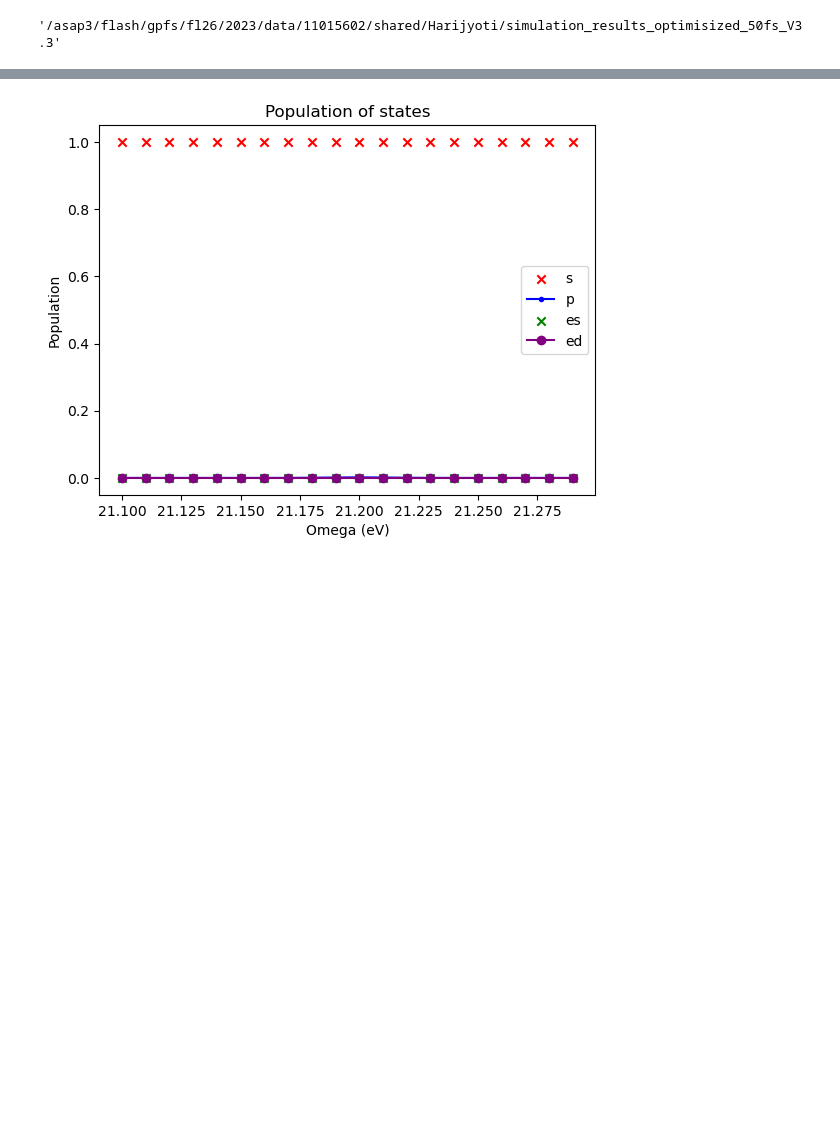
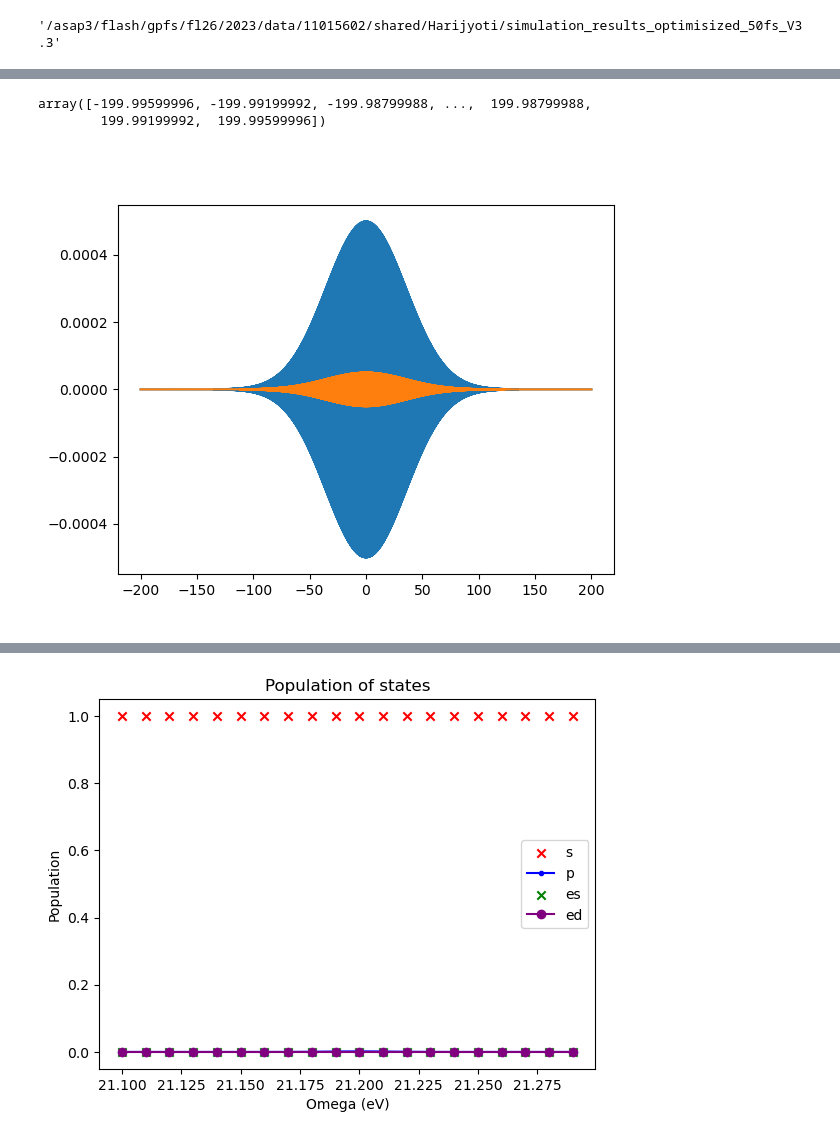
Before and after one commit to HarijyotiMandal/UpdatedEfield14032025, a Jupyter notebook: V2_Readpickel.ipynb, the cells around one changed output, grey strips where cells are left out. Saved outputs shown, nothing was run; the diff lists cells and outputs as text; code cells hidden in the pictures; blank space fills up the shorter version.

```diff
--- a/V2_Readpickel.ipynb
+++ b/V2_Readpickel.ipynb
@@ -49,3 +51,49 @@ results_dfp = pd.read_pickle('results_dfp_stepseV_0.001_d_sep_0.0002_d_pes0.001_
+# %%
+t_values_SI[1:-1]
+# %% [output]
+array([-199.99599996, -199.99199992, -199.98799988, ...,  199.98799988,
+        199.99199992,  199.99599996])
+# %%
+def C_t(t, t_min, t_max, delta_T):
+    return np.where(
+        t < t_min - delta_T, 0,
+        np.where(t < t_min, np.sin((t - (t_min - delta_T)) * (np.pi / (2 * delta_T))) ** 2,
+        np.where(t <= t_max, 1,
+        np.where(t <= t_max + delta_T, np.cos((t - t_max) * (np.pi / (2 * delta_T))) ** 2, 0))))
+
+# Function for E_omega (fundamental frequency)
+def E_omega(t, E0, omega, t0, tau, phi, t_min, t_max, delta_T):
+    envelope = np.exp(-((t - t0) / tau) ** 2)
+    oscillation = np.cos(omega * t + phi)
+    return E0 * envelope * oscillation * C_t(t, t_min, t_max, delta_T)
+
+# Function for E_2omega (second harmonic)
+def E_2omega(t, E02, omega, t0, tau, phi, t_min, t_max, delta_T):
+    envelope = np.exp(-((t - t0) / tau) ** 2)
+    oscillation = np.cos(2 * omega * t + phi)  # Second harmonic = 2 * omega
+    return E02 * envelope * oscillation * C_t(t, t_min, t_max, delta_T)
+# %%
+# Electric Field parameters
+phi1 = 0.0
+phi2 = 0.0
+tau = 50  # fs
+tau_au = tau * 41
+t0 = 0 # fs  # setting t0 to a non-zero value to avoid zero limit issue
+t0_au = t0 * 41
+E0_au = 0.0005
+E02_au = 0.00005
+omega = 21.2/27.2
+t_min = -(tau-5)*41*3
+t_max = (tau-5)*41*3
+delta_T = dt*10
+E_om = E_omega(t_values, E0_au, omega, t0_au, tau_au, phi1, t_min, t_max, delta_T)
+E_2om = E_2omega(t_values, E02_au, omega, t0_au, tau_au, phi2, t_min, t_max, delta_T)
+plt.figure()
+plt.plot(t_values_SI, E_om)
+plt.plot(t_values_SI, E_2om)
+plt.show()
+# %% [output]
+[figure, added]
 # %%
 plt.figure()
 #plt.plot(results_dfp['df_pop_21.1']['s'])
```
Also changed, not shown: parts of 6 cells of this notebook, 1 other file.
